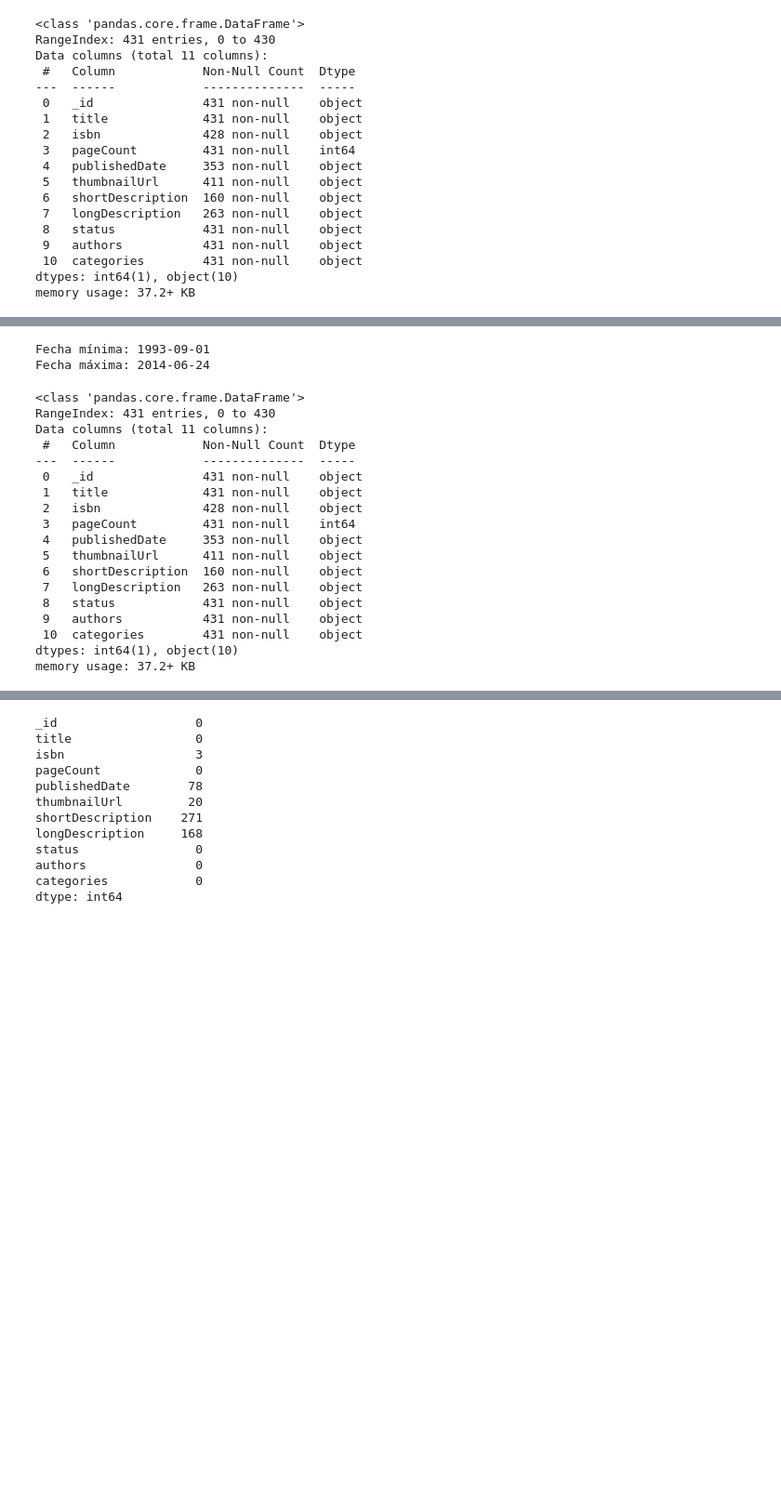
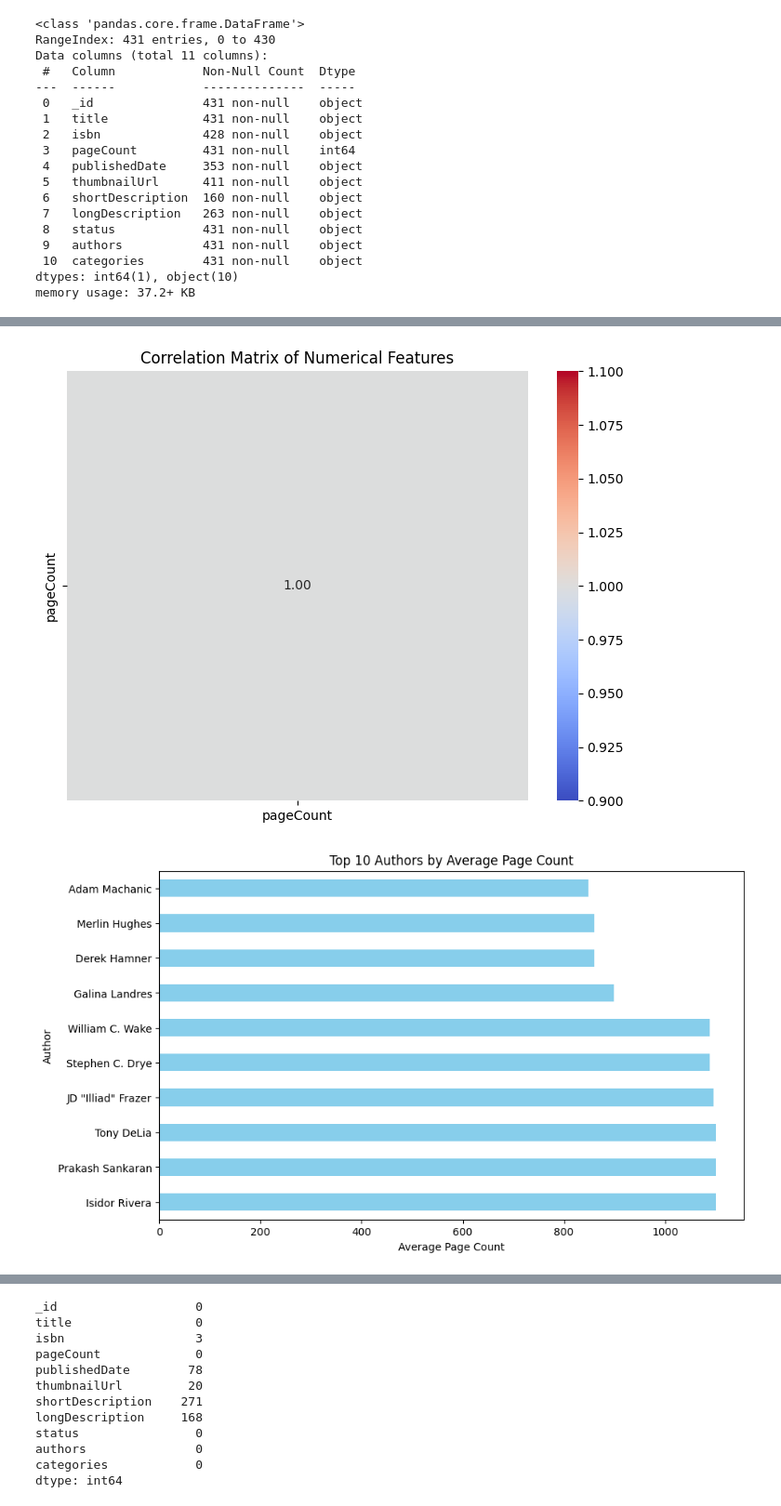
Before and after one commit to diosimar/Gobierno_datos_lab, a Jupyter notebook: notebooks/EDA.ipynb, the cells around one changed output, grey strips where cells are left out. Shown at 93% size. Drawn from its saved outputs; the diff is of its cells as text; code cells hidden in the pictures; blank space fills up the shorter version.

```diff
--- a/notebooks/EDA.ipynb
+++ b/notebooks/EDA.ipynb
@@ -303,32 +361 @@ dtypes: int64(1), object(10)
 memory usage: 37.2+ KB
-# %%
-
-fecha_min = books['publishedDate'].dropna().min()
-fecha_max = books['publishedDate'].dropna().max()
-
-print("Fecha mínima:", fecha_min)
-print("Fecha máxima:", fecha_max)
-# %% [output]
-Fecha mínima: 1993-09-01
-Fecha máxima: 2014-06-24
-# %%
-books.info()
-# %% [output]
-<class 'pandas.core.frame.DataFrame'>
-RangeIndex: 431 entries, 0 to 430
-Data columns (total 11 columns):
- #   Column            Non-Null Count  Dtype
----  ------            --------------  -----
- 0   _id               431 non-null    object
- 1   title             431 non-null    object
- 2   isbn              428 non-null    object
- 3   pageCount         431 non-null    int64
- 4   publishedDate     353 non-null    object
- 5   thumbnailUrl      411 non-null    object
- 6   shortDescription  160 non-null    object
- 7   longDescription   263 non-null    object
- 8   status            431 non-null    object
- 9   authors           431 non-null    object
- 10  categories        431 non-null    object
-dtypes: int64(1), object(10)
-memory usage: 37.2+ KB
@@ -339,0 +362,43 @@ print("\nBooks Published Per Year:\n", published_per_year)
+# %%
+# Correlation Matrix and Heatmap
+numerical_features = books.select_dtypes(include=['number'])
+correlation_matrix = numerical_features.corr()
+plt.figure(figsize=(8, 6))
+sns.heatmap(correlation_matrix, annot=True, cmap='coolwarm', fmt=".2f")
+plt.title('Correlation Matrix of Numerical Features')
+plt.savefig(path_result_books + '/correlation_matrix.png')
+plt.show()
+
+#Authors, Categories, and Page Counts
+top_authors_page_count = authors_exploded.groupby('authors')['pageCount'].mean().nlargest(10)
+plt.figure(figsize=(10, 6))
+top_authors_page_count.plot(kind='barh', color='skyblue')
+plt.title('Top 10 Authors by Average Page Count')
+plt.xlabel('Average Page Count')
+plt.ylabel('Author')
+plt.savefig(path_result_books + '/top_authors_page_count.png')
+plt.show()
+
+top_categories_page_count = categories_exploded.groupby('categories')['pageCount'].mean().nlargest(10)
+plt.figure(figsize=(10, 6))
+top_categories_page_count.plot(kind='barh', color='lightgreen')
+plt.title('Top 10 Categories by Average Page Count')
+plt.xlabel('Average Page Count')
+plt.ylabel('Category')
+plt.savefig(path_result_books + '/top_categories_page_count.png')
+plt.show()
+
+# Examine the relationship between categories and status
+category_status_counts = categories_exploded.groupby(['categories', 'status']).size().unstack(fill_value=0)
+category_status_counts.plot(kind='bar', stacked=True, figsize=(12,6))
+plt.title('Distribution of Book Statuses Across Categories')
+plt.xlabel('Category')
+plt.ylabel('Count')
+plt.xticks(rotation=45)
+plt.legend(title='Status')
+plt.tight_layout()
+plt.savefig(path_result_books + '/category_status_distribution.png')
+plt.show()
+# %% [output]
+[figure, added]
+[figure, added]
```
Also changed, not shown: parts of 22 cells of this notebook, 15 other files.
